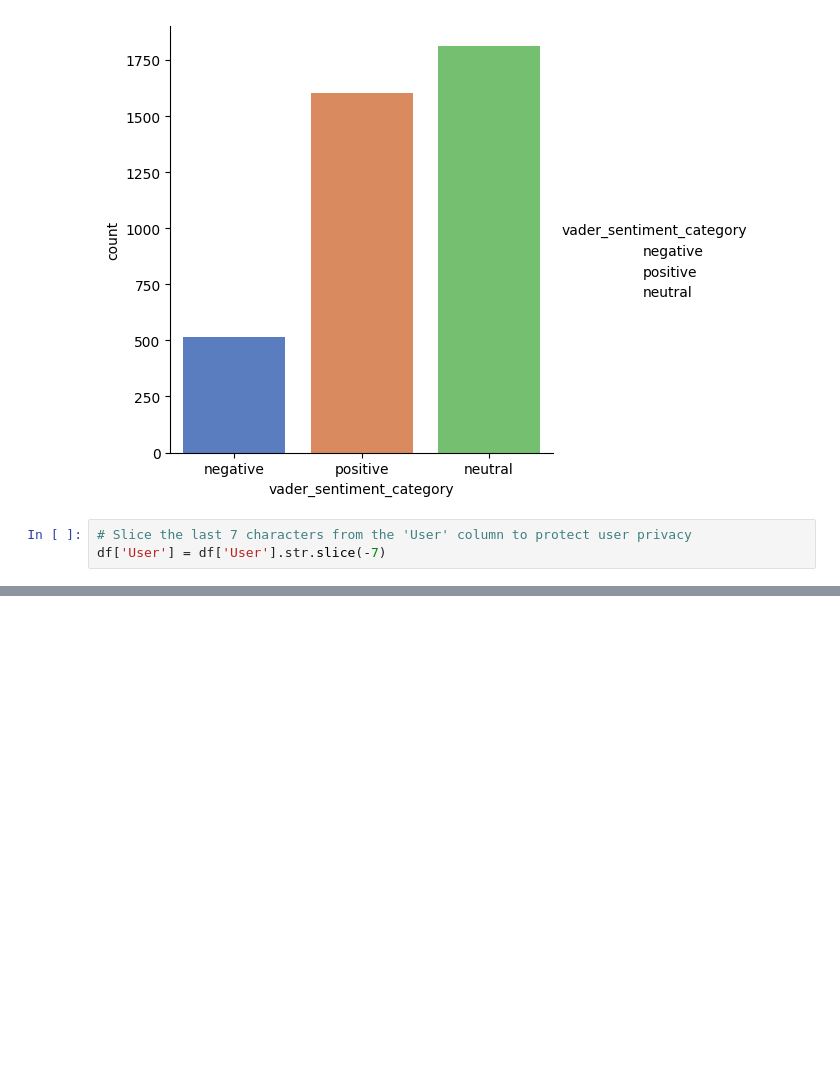
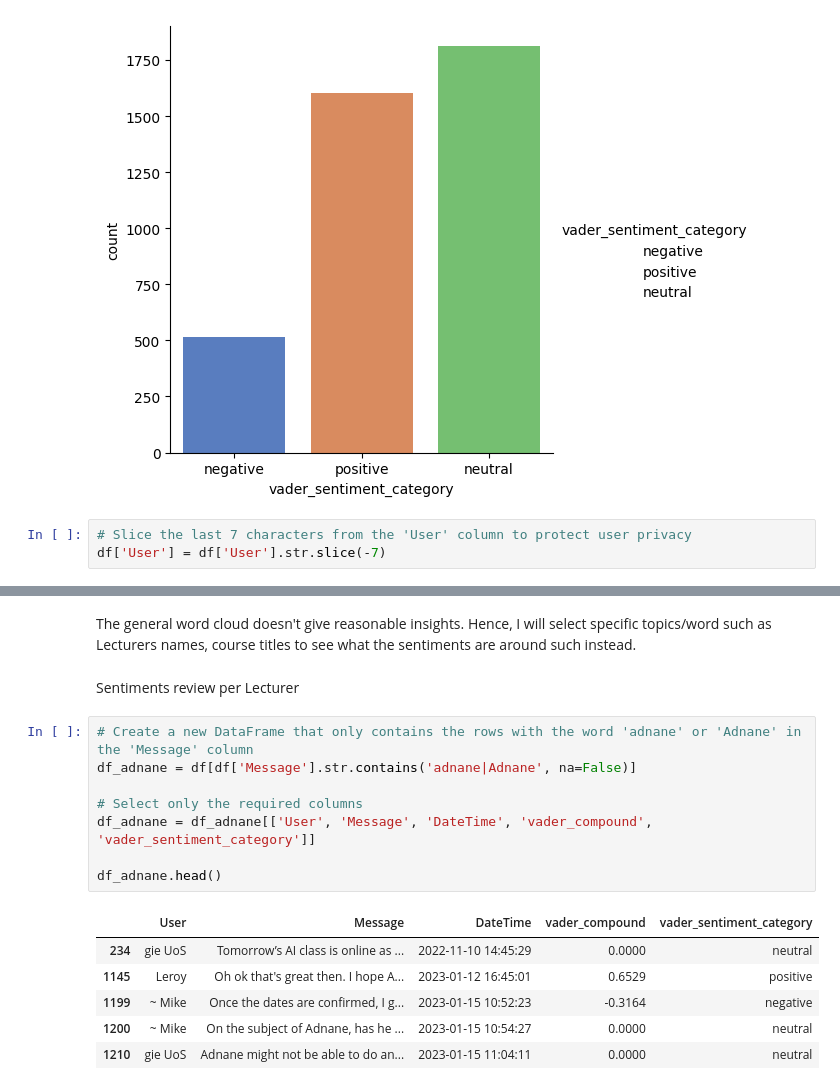
Before and after one commit to leroyokosi/msc_whatsapp_analysis, a Jupyter notebook: code.ipynb, the cells around one changed output, grey strips where cells are left out. Cells and saved outputs as stored; diff of their text form; blank space fills up the shorter version.

```diff
--- a/code.ipynb
+++ b/code.ipynb
@@ -197,0 +248,19 @@ df.head(10)
+# %% [markdown]
+The general word cloud doesn't give reasonable insights. Hence, I will select specific topics/word such as Lecturers names, course titles to see what the sentiments are around such instead.
+# %% [markdown]
+Sentiments review per Lecturer
+# %%
+# Create a new DataFrame that only contains the rows with the word 'adnane' or 'Adnane' in the 'Message' column
+df_adnane = df[df['Message'].str.contains('adnane|Adnane', na=False)]
+
+# Select only the required columns
+df_adnane = df_adnane[['User', 'Message', 'DateTime', 'vader_compound', 'vader_sentiment_category']]
+
+df_adnane.head()
+# %% [output]
+|  | User | Message | DateTime | vader_compound | vader_sentiment_category |
+| 234 | gie UoS | Tomorrow’s AI class is online as ... | 2022-11-10 14:45:29 | 0.0000 | neutral |
+| 1145 | Leroy | Oh ok that's great then. I hope A... | 2023-01-12 16:45:01 | 0.6529 | positive |
+| 1199 | ~ Mike | Once the dates are confirmed, I g... | 2023-01-15 10:52:23 | -0.3164 | negative |
+| 1200 | ~ Mike | On the subject of Adnane, has he ... | 2023-01-15 10:54:27 | 0.0000 | neutral |
+| 1210 | gie UoS | Adnane might not be able to do an... | 2023-01-15 11:04:11 | 0.0000 | neutral |
```
Also changed, not shown: parts of 7 cells of this notebook.
